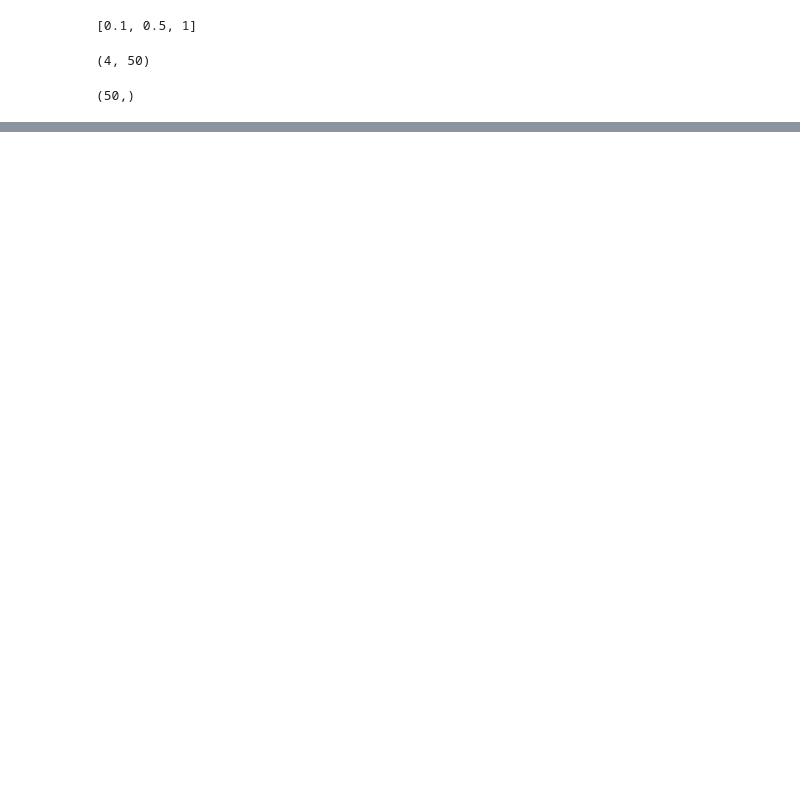
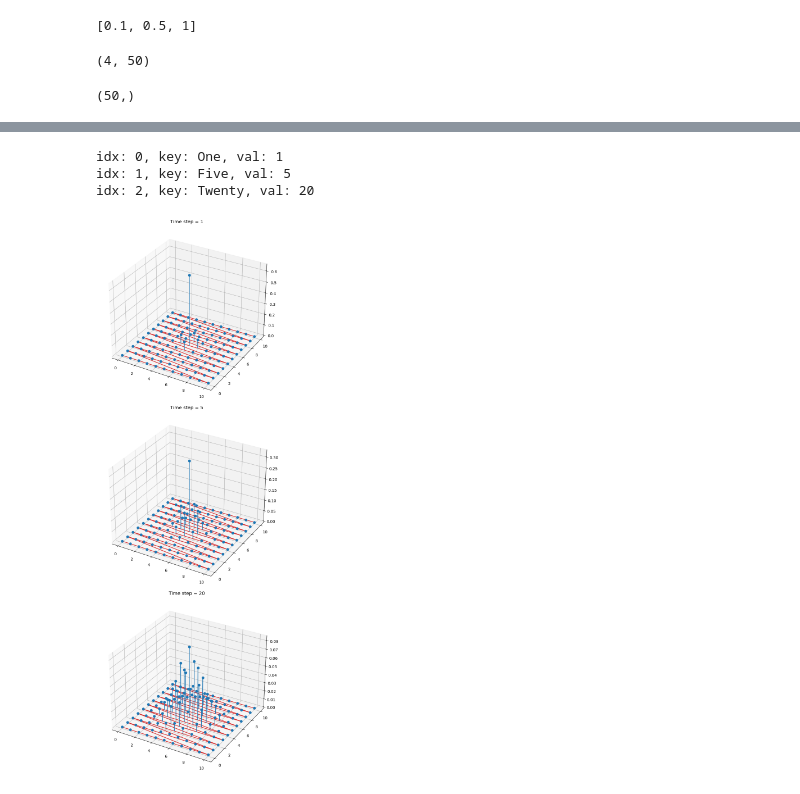
Before and after one commit to Sorin-Jayaweera/dsp_hw7, a Jupyter notebook: hw7.ipynb, the cells around one changed output, grey strips where cells are left out. Drawn from its saved outputs; the diff is of its cells as text; code cells hidden in the pictures; blank space fills up the shorter version.

```diff
--- a/hw7.ipynb
+++ b/hw7.ipynb
@@ -331,0 +520,23 @@ fig.tight_layout()
+# %%
+numsteps = {"One": 1, "Five": 5, "Twenty": 20}
+# plt.close()
+fig = plt.figure(figsize=(20,20))
+
+for idx, (key, val) in enumerate(numsteps.items()):
+    ax = fig.add_subplot(3,1,idx+1, projection="3d")
+    print(f"idx: {idx}, key: {key}, val: {val}")
+
+    pow = matrixpower(transitions, val)
+    currentpositionpmf = np.array(pow[60, :], dtype=np.float64)
+    x = np.tile(np.arange(0, 11), 11)
+    y = np.repeat(np.arange(0, 11), 11)
+
+    ax.stem(x, y, currentpositionpmf.reshape(-1))
+    ax.set_title("Time step = " + str(val))
+
+fig.tight_layout()
+# %% [output]
+idx: 0, key: One, val: 1
+idx: 1, key: Five, val: 5
+idx: 2, key: Twenty, val: 20
+[figure, added]
```
Also changed, not shown: parts of 17 cells of this notebook.
